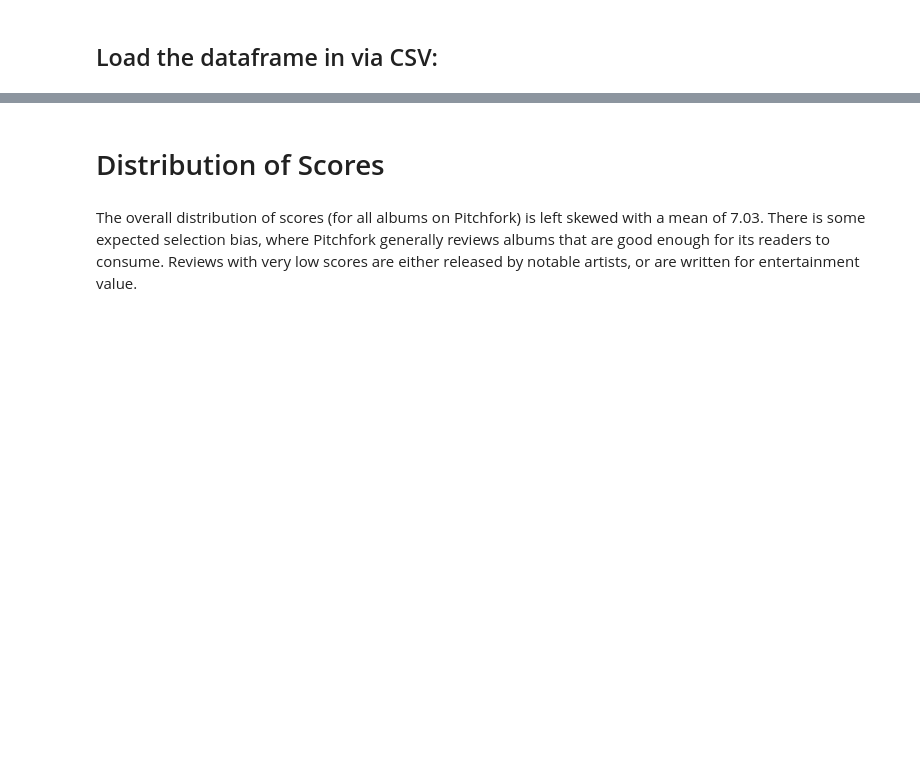
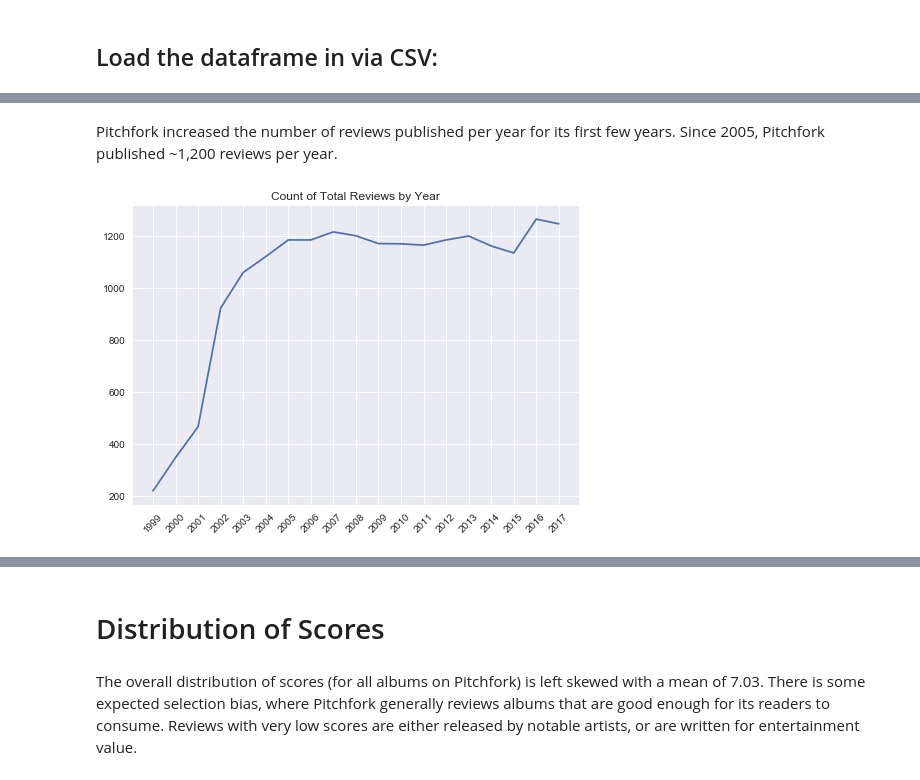
Before and after one commit to andrewjbashford/GalvanizeCapstone, a Jupyter notebook: EDA.ipynb, the cells around one changed output, grey strips where cells are left out. Drawn from its saved outputs; the diff is of its cells as text; code cells hidden in the pictures; blank space fills up the shorter version.

Commit message:
added charts for basic EDA

```diff
--- a/EDA.ipynb
+++ b/EDA.ipynb
@@ -114,0 +139,9 @@ df.head()
+# %% [markdown]
+Pitchfork increased the number of reviews published per year for its first few years. Since 2005, Pitchfork published ~1,200 reviews per year.
+# %%
+plt.title('Count of Total Reviews by Year')
+plt.plot(df.groupby('pub_year').count()['reviewid'])
+plt.xticks(range(1999,2018), rotation=45)
+plt.show()
+# %% [output]
+[figure, added]
```
Also changed, not shown: parts of 31 cells of this notebook.
